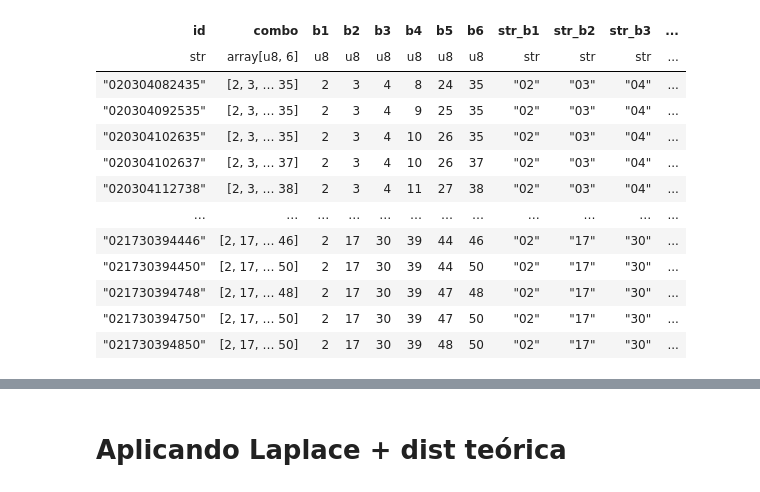
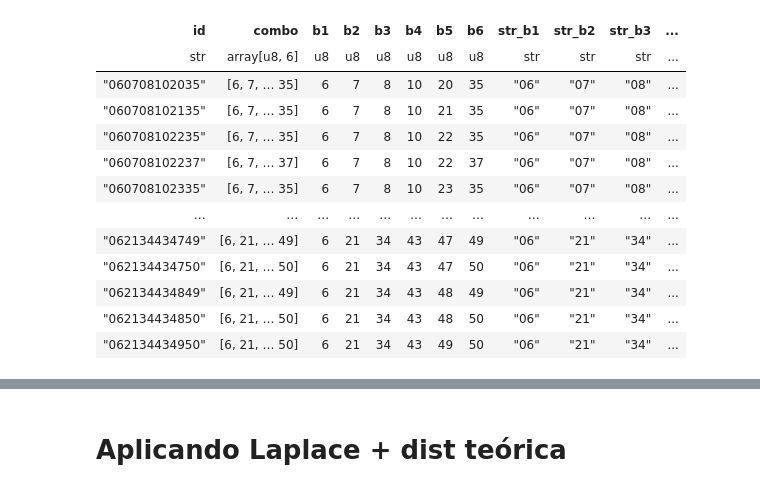
Before and after one commit to coins5/tinkapp.v4, a Jupyter notebook: explore_bolillas_v4_TNK.ipynb, the cells around one changed output, grey strips where cells are left out. Cells and saved outputs as stored; diff of their text form; code cells hidden in the pictures.

```diff
--- a/explore_bolillas_v4_TNK.ipynb
+++ b/explore_bolillas_v4_TNK.ipynb
@@ -770,3 +786,21 @@ if not os.path.exists(parquet_file):
   display(df_Orows.head(10))
 else:
   df_Orows = pl.read_parquet(parquet_file)
+# %%
+def get_max_jcount (jcounts: List[str]):
+  int_jcounts = [int(j) for j in jcounts]
+  print(f"{int_jcounts=}")
+  return [str(v) for v in range(1, max(int_jcounts) + 1)]
+
+jcounts_1 = get_max_jcount(j1_count[0:11])
+jcounts_2 = get_max_jcount(j2_count[0:9])
+jcounts_3 = get_max_jcount(j3_count[0:12])
+jcounts_4 = get_max_jcount(j4_count[0:10])
+jcounts_5 = get_max_jcount(j5_count[0:9])
+
+print(f"{jcounts_1=}")
+print(f"{jcounts_2=}")
+print(f"{jcounts_3=}")
+print(f"{jcounts_4=}")
+print(f"{jcounts_5=}")
+print(f"{jsums[0:15]=}")
@@ -773,8 +819,16 @@ else:
 # %%
 # possible_b1, exclude_jump_maps_b1
+last_bs = dfRows[0:3]
+last_b1 = last_bs["str_b1"].to_list()
+last_b2 = last_bs["str_b2"].to_list()
+last_b3 = last_bs["str_b3"].to_list()
+last_b4 = last_bs["str_b4"].to_list()
+last_b5 = last_bs["str_b5"].to_list()
+last_b6 = last_bs["str_b6"].to_list()
+
 df_possible = df_Orows.filter(
   # pl.col("str_b1").is_in(["10", "11", "12", "13", "14", "15", "16"]),
-  pl.col("str_b1").is_in(["02", "04", "06"]),
+  pl.col("str_b1").is_in(["02", "06"]),
   # pl.col("str_b1").is_in(possible_b1),
   # pl.col("str_b2").is_in(possible_b2),
   # pl.col("str_b3").is_in(possible_b3),
@@ -796,20 +850,30 @@ df_possible = df_Orows.filter(
   # ~pl.col("str_b6").is_in(last_post_blast + ["20", "21", "22", "23", "24", "25", "26", "27", "28", "29", "30", "31", "32", "33", "34"]),
 
 
-  ~pl.col("str_b1").is_in(last_post_b1 + ["05", "06", "19", "28", "42", "45"]),
-  ~pl.col("str_b2").is_in(last_post_b2 + ["05", "06", "19", "28", "42", "45"]),
-  ~pl.col("str_b3").is_in(last_post_b3 + ["05", "06", "19", "28", "42", "45"]),
-  ~pl.col("str_b4").is_in(last_post_b4 + ["05", "06", "19", "28", "42", "45"]),
-  ~pl.col("str_b5").is_in(last_post_b5 + ["05", "06", "19", "28", "42", "45"]),
-  ~pl.col("str_b6").is_in(last_post_blast + ["05", "06", "19", "28", "42", "45"] + last_post_blast + ["20", "21", "22", "23", "24", "25", "26", "27", "28", "29", "30", "31", "32", "33", "34"]),
+  # ~pl.col("str_b1").is_in(last_post_b1),
+  # ~pl.col("str_b2").is_in(last_post_b2),
+  # ~pl.col("str_b3").is_in(last_post_b3),
+  # ~pl.col("str_b4").is_in(last_post_b4),
+  # ~pl.col("str_b5").is_in(last_post_b5),
+  # ~pl.col("str_b6").is_in(last_post_blast + last_post_blast + ["20", "21", "22", "23", "24", "25", "26", "27", "28", "29", "30", "31", "32", "33", "34"]),
+
+
+
+  ~pl.col("str_b1").is_in(last_b1),
+  ~pl.col("str_b2").is_in(last_b2),
+  ~pl.col("str_b3").is_in(last_b3),
+  ~pl.col("str_b4").is_in(last_b4),
+  ~pl.col("str_b5").is_in(last_b5),
+  ~pl.col("str_b6").is_in(last_b6 + ["20", "21", "22", "23", "24", "25", "26", "27", "28", "29", "30", "31", "32", "33", "34"]),
+
 
   ~pl.col("jumps_map").is_in(exclude_jump_maps_b1 + exclude_jump_maps_b2 + exclude_jump_maps_b3 + exclude_jump_maps_b4 + exclude_jump_maps_b5 + exclude_jump_maps_blast),
   # pl.col("is_rare_combination") == False
-  pl.col("j1").is_in(j1_count[0:11]),
-  pl.col("j2").is_in(j2_count[0:9]),
-  pl.col("j3").is_in(j3_count[0:12]),
-  pl.col("j4").is_in(j4_count[0:10]),
-  pl.col("j5").is_in(j5_count[0:9]),
+  pl.col("j1").is_in(jcounts_1),
+  pl.col("j2").is_in(jcounts_2),
+  pl.col("j3").is_in(jcounts_3),
+  pl.col("j4").is_in(jcounts_4),
+  pl.col("j5").is_in(jcounts_5),
   # pl.col("joor").is_in(["0", "1", "2"]),
   pl.col("joor").is_in(["1", "2"]),
 
@@ -817,7 +881,8 @@ df_possible = df_Orows.filter(
   pl.col("evens_count").is_in(["3", "2", "4"]),
   pl.col("odds_count").is_in(["3", "4", "2"]),
 
-  pl.col("jsum").is_in(jsums[0:16])
+  # pl.col("jsum").is_in(jsums[0:15]),
+  pl.col("jdiff").is_in(["5", "4"])
 
 )
 
@@ -828,16 +893,16 @@ shape: (8_559, 30)
 | id | combo | b1 | b2 | b3 | b4 | b5 | b6 | str_b1 | str_b2 | str_b3 | ... |
 | str | array[u8, 6] | u8 | u8 | u8 | u8 | u8 | u8 | str | str | str | ... |
-| "020304082435" | [2, 3, … 35] | 2 | 3 | 4 | 8 | 24 | 35 | "02" | "03" | "04" | ... |
-| "020304092535" | [2, 3, … 35] | 2 | 3 | 4 | 9 | 25 | 35 | "02" | "03" | "04" | ... |
-| "020304102635" | [2, 3, … 35] | 2 | 3 | 4 | 10 | 26 | 35 | "02" | "03" | "04" | ... |
-| "020304102637" | [2, 3, … 37] | 2 | 3 | 4 | 10 | 26 | 37 | "02" | "03" | "04" | ... |
-| "020304112738" | [2, 3, … 38] | 2 | 3 | 4 | 11 | 27 | 38 | "02" | "03" | "04" | ... |
+| "060708102035" | [6, 7, … 35] | 6 | 7 | 8 | 10 | 20 | 35 | "06" | "07" | "08" | ... |
+| "060708102135" | [6, 7, … 35] | 6 | 7 | 8 | 10 | 21 | 35 | "06" | "07" | "08" | ... |
+| "060708102235" | [6, 7, … 35] | 6 | 7 | 8 | 10 | 22 | 35 | "06" | "07" | "08" | ... |
+| "060708102237" | [6, 7, … 37] | 6 | 7 | 8 | 10 | 22 | 37 | "06" | "07" | "08" | ... |
+| "060708102335" | [6, 7, … 35] | 6 | 7 | 8 | 10 | 23 | 35 | "06" | "07" | "08" | ... |
 | … | … | … | … | … | … | … | … | … | … | … | ... |
-| "021730394446" | [2, 17, … 46] | 2 | 17 | 30 | 39 | 44 | 46 | "02" | "17" | "30" | ... |
-| "021730394450" | [2, 17, … 50] | 2 | 17 | 30 | 39 | 44 | 50 | "02" | "17" | "30" | ... |
-| "021730394748" | [2, 17, … 48] | 2 | 17 | 30 | 39 | 47 | 48 | "02" | "17" | "30" | ... |
-| "021730394750" | [2, 17, … 50] | 2 | 17 | 30 | 39 | 47 | 50 | "02" | "17" | "30" | ... |
-| "021730394850" | [2, 17, … 50] | 2 | 17 | 30 | 39 | 48 | 50 | "02" | "17" | "30" | ... |
+| "062134434749" | [6, 21, … 49] | 6 | 21 | 34 | 43 | 47 | 49 | "06" | "21" | "34" | ... |
+| "062134434750" | [6, 21, … 50] | 6 | 21 | 34 | 43 | 47 | 50 | "06" | "21" | "34" | ... |
+| "062134434849" | [6, 21, … 49] | 6 | 21 | 34 | 43 | 48 | 49 | "06" | "21" | "34" | ... |
+| "062134434850" | [6, 21, … 50] | 6 | 21 | 34 | 43 | 48 | 50 | "06" | "21" | "34" | ... |
+| "062134434950" | [6, 21, … 50] | 6 | 21 | 34 | 43 | 49 | 50 | "06" | "21" | "34" | ... |
 # %%
 df_possible.sample(n=1)
 # %% [output]
```
Also changed, not shown: parts of 19 cells of this notebook, 3 other files.
